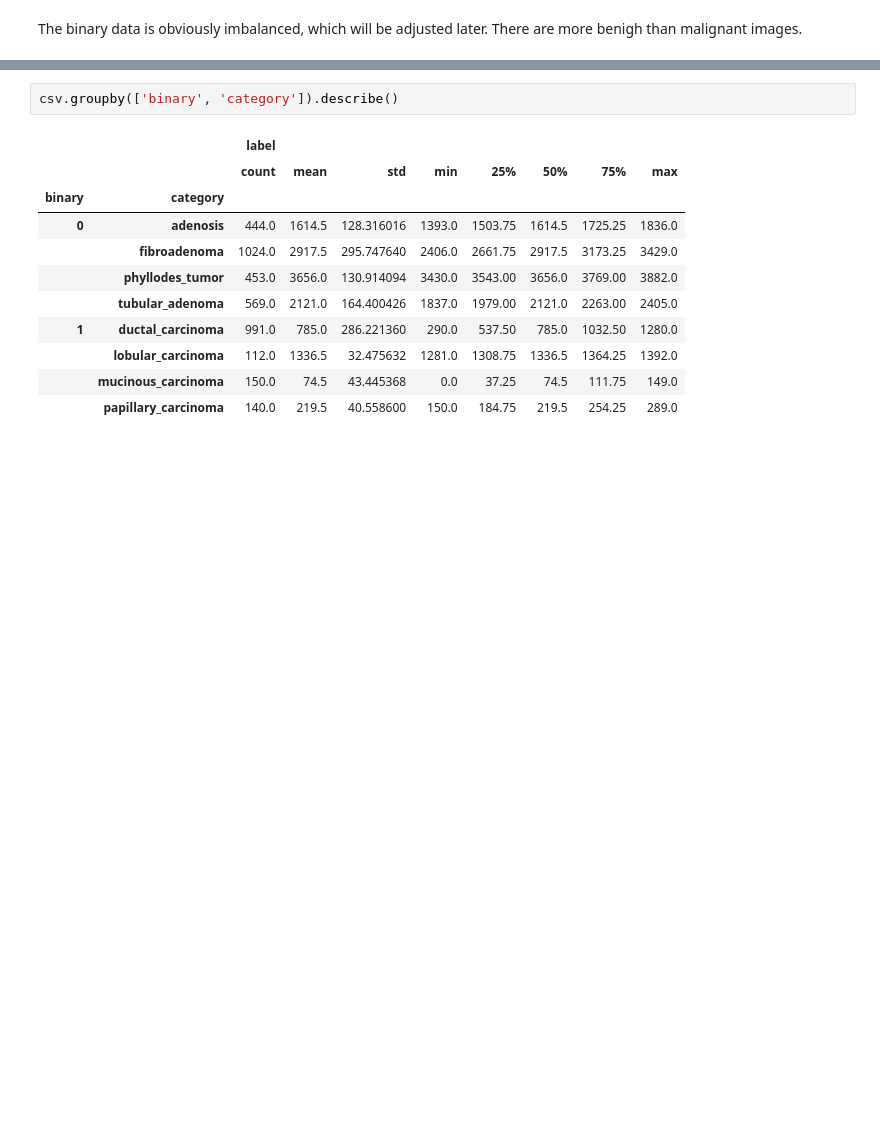
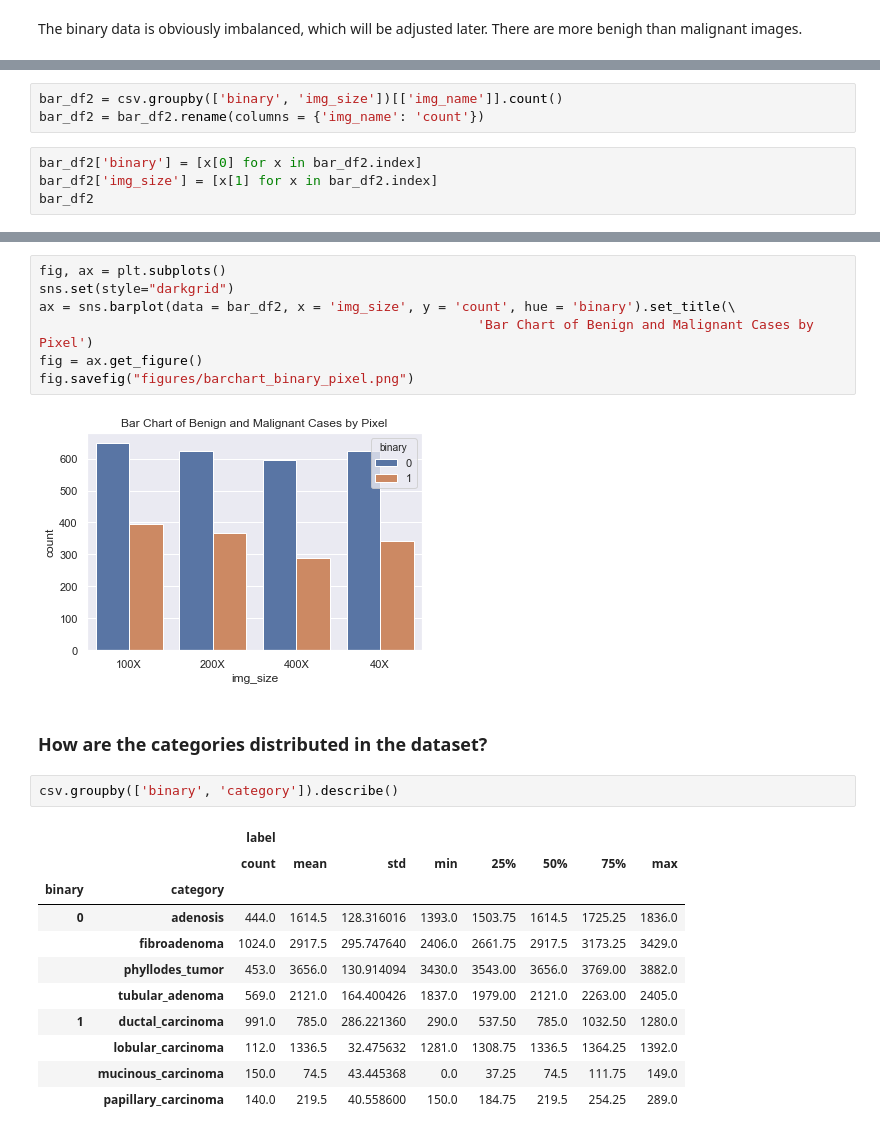
Before and after one commit to nishraptor/Breast-Cancer-Classification, a Jupyter notebook: ExploratoryNotebook.ipynb, the cells around one changed output, grey strips where cells are left out. Cells and saved outputs as stored; diff of their text form; blank space fills up the shorter version.

```diff
--- a/ExploratoryNotebook.ipynb
+++ b/ExploratoryNotebook.ipynb
@@ -184,0 +145,7 @@ plt.show()
+# %%
+bar_df2 = csv.groupby(['binary', 'img_size'])[['img_name']].count()
+bar_df2 = bar_df2.rename(columns = {'img_name': 'count'})
+# %%
+bar_df2['binary'] = [x[0] for x in bar_df2.index]
+bar_df2['img_size'] = [x[1] for x in bar_df2.index]
+bar_df2
@@ -185,3 +163,14 @@ plt.show()
+# %%
+fig, ax = plt.subplots()
+sns.set(style="darkgrid")
+ax = sns.barplot(data = bar_df2, x = 'img_size', y = 'count', hue = 'binary').set_title(\
+                                                        'Bar Chart of Benign and Malignant Cases by Pixel')
+fig = ax.get_figure()
+fig.savefig("figures/barchart_binary_pixel.png")
+# %% [output]
+[figure, added]
+# %% [markdown]
+### How are the categories distributed in the dataset?
 # %%
 csv.groupby(['binary', 'category']).describe()
 # %% [output]
```
Also changed, not shown: parts of 33 cells of this notebook, 11 other files.
